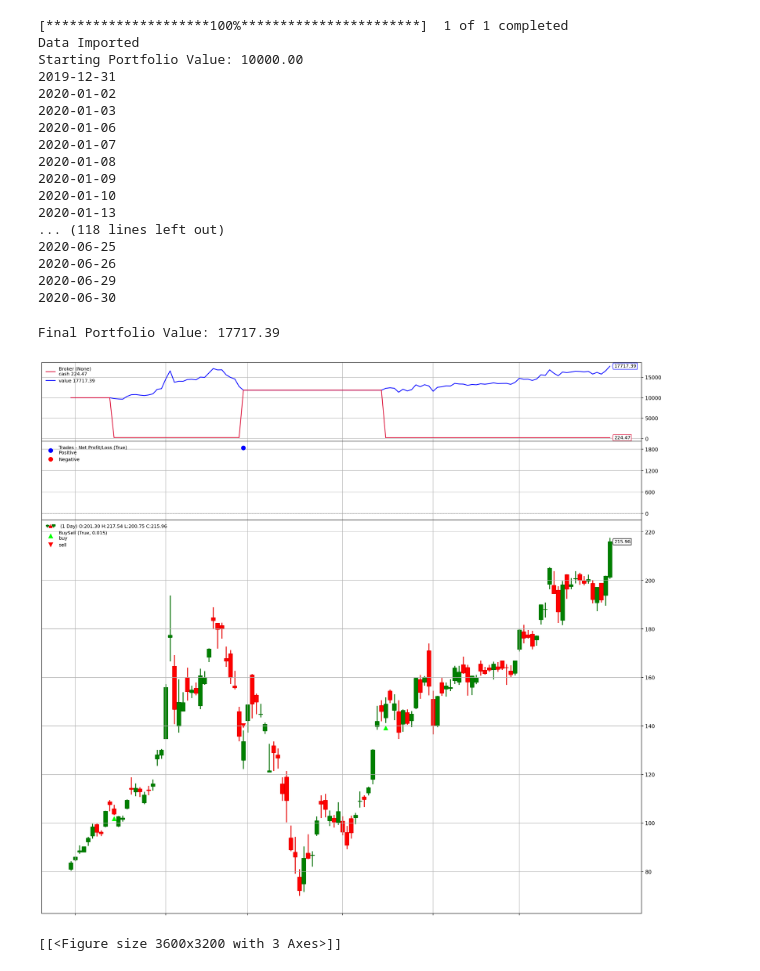
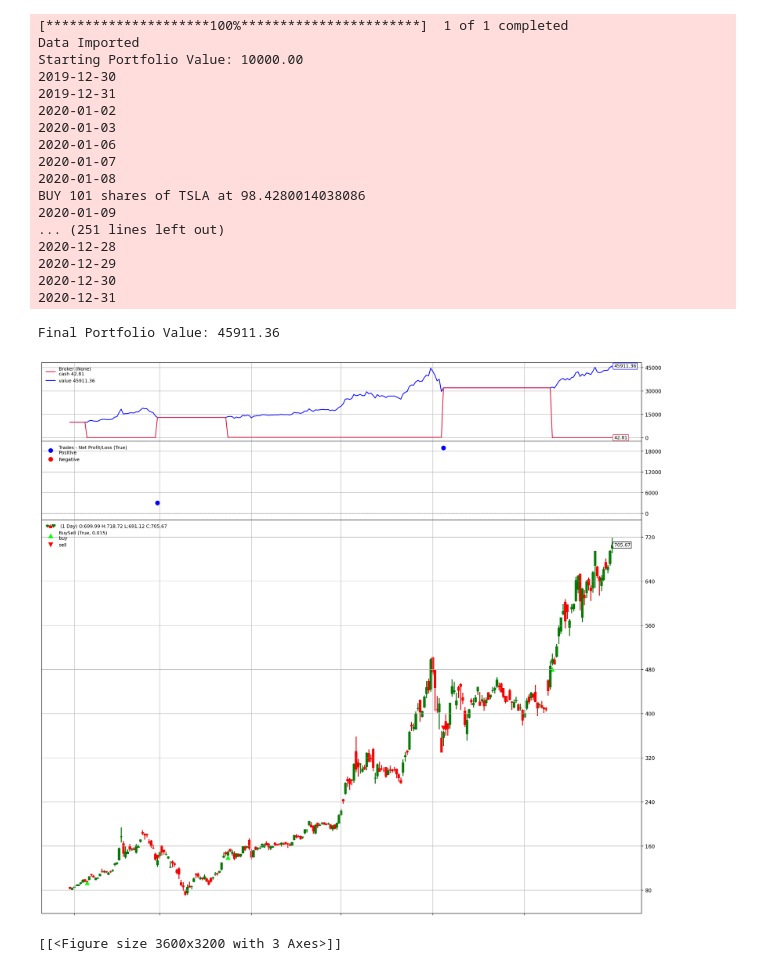
Before and after one commit to fubblea/Py-Trader, a Jupyter notebook: backtest.ipynb, the cells around one changed output. Drawn from its saved outputs; the diff is of its cells as text; code cells hidden in the pictures.

```diff
--- a/backtest.ipynb
+++ b/backtest.ipynb
@@ -2,8 +2,8 @@
 global symbol
 symbol = 'TSLA'
 
-start_date = '2020-01-01'
-end_date = '2020-07-01'
+start_date = '2019-12-30'
+end_date = '2021-01-02'
 # %%
 %matplotlib inline
 
@@ -84,35 +84,35 @@ strat = results[0]
 [*********************100%***********************]  1 of 1 completed
 Data Imported
 Starting Portfolio Value: 10000.00
+2019-12-30
 2019-12-31
 2020-01-02
 2020-01-03
 2020-01-06
 2020-01-07
 2020-01-08
+BUY 101 shares of TSLA at 98.4280014038086
 2020-01-09
-2020-01-10
-2020-01-13
-... (118 lines left out)
-2020-06-25
-2020-06-26
-2020-06-29
-2020-06-30
+... (251 lines left out)
+2020-12-28
+2020-12-29
+2020-12-30
+2020-12-31
 # %%
 %matplotlib inline
 import matplotlib as plt
 
 print('Final Portfolio Value: %.2f' % cerebro.broker.getvalue())
 plt.rcParams['font.sans-serif']=['SimHei']
 plt.rcParams['axes.unicode_minus']=False
 plt.rcParams['figure.figsize']=[18, 16]
 plt.rcParams['figure.dpi']=200
 plt.rcParams['figure.facecolor']='w'
 plt.rcParams['figure.edgecolor']='k'
-cerebro.plot(style='candlestick', barup='green', bardown='red', volume=False, figfilename='backtrader_plot.png', iplot=False)
+cerebro.plot(style='candlestick', volume=False, figfilename='backtrader_plot.png', iplot=False)
 # %% [output]
-Final Portfolio Value: 17717.39
+Final Portfolio Value: 45911.36
-[figure, old version]
+[figure, new version]
 [[<Figure size 3600x3200 with 3 Axes>]]
 # %%
 %matplotlib inline
```
Also changed, not shown: parts of 1 cell of this notebook, 2 other files.
